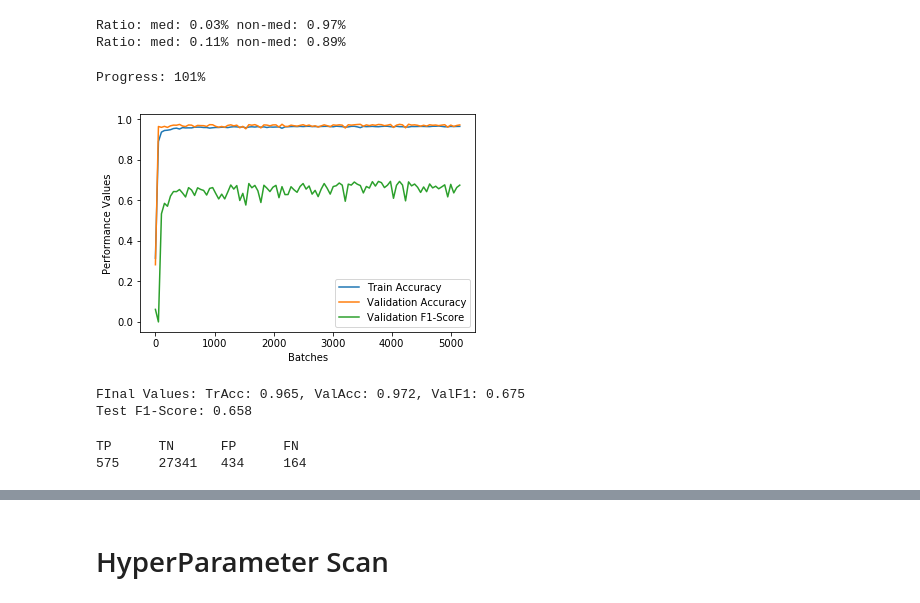
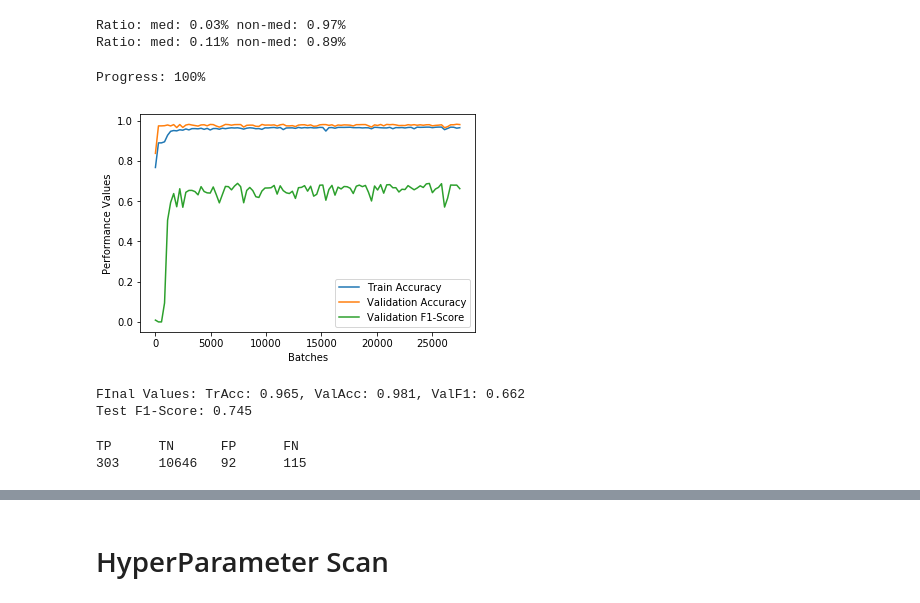
Before and after one commit to goto1991/L2B2-medication-extraction, a Jupyter notebook: Model 3.ipynb, the cells around one changed output, grey strips where cells are left out. Cells and saved outputs as stored; diff of their text form; code cells hidden in the pictures.

```diff
--- a/Model 3.ipynb
+++ b/Model 3.ipynb
@@ -62,19 +59,24 @@ sets = fn.get_ff_traintest(labelled_cases, model, left_words=3, right_words=3)
+# %%
+sets = {}
+sets['train_set'], sets['train_labels'], _ = train_cases.get_ff_sets(model, left_words=3, right_words=3)
+sets['validation_set'], sets['validation_labels'], _ = validation_cases.get_ff_sets(model, left_words=3, right_words=3)
+sets['test_set'], sets['test_labels'], sets['test_words'] = test_cases.get_ff_sets(model, left_words=3, right_words=3)
 # %%
 print('Ratio: med: {:.2f}% non-med: {:.2f}%'.format(*(np.array(sets['train_labels']).sum(0)/ len(sets['train_labels']))))
-fn.saturate_training_set_training(sets, 0.1)
+fn.saturate_training_set_training(sets['train_set'], sets['train_labels'], 0.1)
 print('Ratio: med: {:.2f}% non-med: {:.2f}%'.format(*(np.array(sets['train_labels']).sum(0)/ len(sets['train_labels']))))
 # %% [output]
 Ratio: med: 0.03% non-med: 0.97%
 Ratio: med: 0.11% non-med: 0.89%
 # %%
-NN = FF_Model(input_size=700, layers=[100])
+NN = FF_Model(input_size=700, layers=[400])
 NN.build_graph()
-_,_,_,_ = NN.train(sets, epochs=1, batch=50, show_progress=True, show_plot=True)
+_,_,_,_ = NN.train(sets, epochs=5, batch=50, show_progress=True, show_plot=True)
 # %% [output]
-Progress: 101%
+Progress: 100%
-[figure, old version]
+[figure, new version]
-FInal Values: TrAcc: 0.965, ValAcc: 0.972, ValF1: 0.675
-Test F1-Score: 0.658
+FInal Values: TrAcc: 0.965, ValAcc: 0.981, ValF1: 0.662
+Test F1-Score: 0.745
 # %%
 res = NN.predict(sets['test_set'])
 tru = np.argmax(sets['test_labels'], 1)
@@ -87,4 +89,4 @@ TFPN = [TP, TN, FP, FN]
 print('TP\tTN\tFP\tFN\n{}\t{}\t{}\t{}'.format(*TFPN))
 # %% [output]
 TP      TN      FP      FN
-575     27341   434     164
+303     10646   92      115
```
Also changed, not shown: parts of 16 cells of this notebook, 7 other files.
